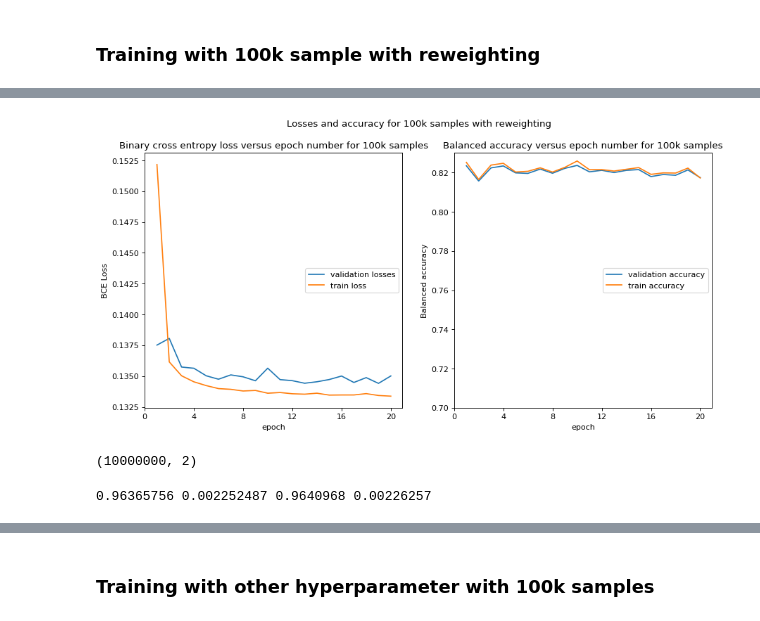
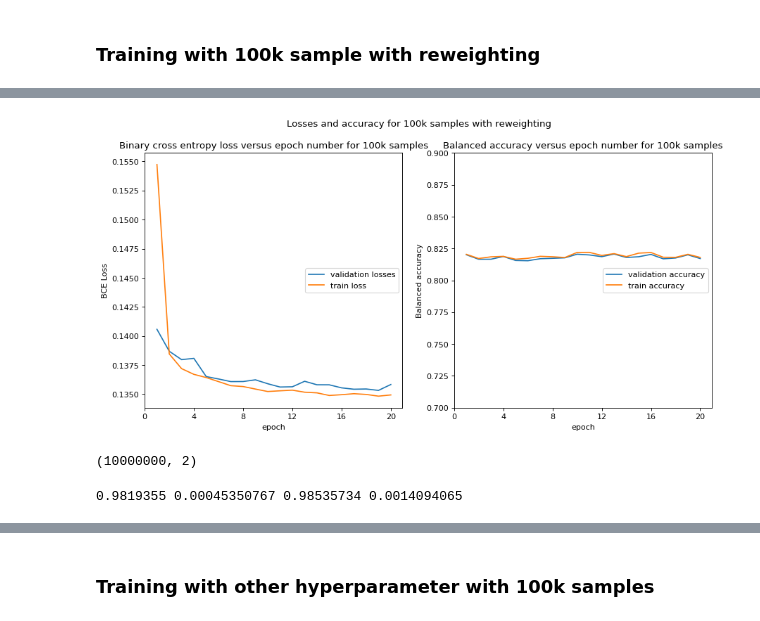
Before and after one commit to hairlessdevil/custom, a Jupyter notebook: custom_proto.ipynb, the cells around one changed output, grey strips where cells are left out. Saved outputs shown, nothing was run; the diff lists cells and outputs as text; code cells hidden in the pictures.

```diff
--- a/custom_proto.ipynb
+++ b/custom_proto.ipynb
@@ -34,6 +34,7 @@ class custom1(nn.Module):
         x = nn.ReLU()(self.input(x))
         x = nn.Tanh()(self.layer0(x))
         x = nn.ReLU()(self.layer1(x))
+        x = nn.Dropout(p=0.4)(x)
         x = nn.ReLU()(self.layer2(x))
         output = nn.Sigmoid()(self.output(x))
         return output
@@ -218,7 +219,7 @@ exponentially decaying learning rate with gamma = 0.9 <br>
 # %%
 #prepare training dataset
 torch.manual_seed(114514)
-X_train, y_train = X_train_full[110000:120000, :], y_train_full[110000:120000]
+X_train, y_train = X_train_full[:10000, :], y_train_full[:10000]
 
 dataset_train = torch.utils.data.TensorDataset(torch.from_numpy(X_train), torch.from_numpy(y_train))
 dataset_vali = torch.utils.data.TensorDataset(torch.from_numpy(X_vali), torch.from_numpy(y_vali))
@@ -815,7 +869,7 @@ b_rej_CUSTOM1_100k = 1/b_eff_CUSTOM1_100k
 # %%
 #prepare training dataset
 torch.manual_seed(114514)
-X_train, y_train = X_train_full[110000:210000, :], y_train_full[110000:210000]
+X_train, y_train = X_train_full[10000:110000, :], y_train_full[10000:110000]
 
 dataset_train = torch.utils.data.TensorDataset(torch.from_numpy(X_train), torch.from_numpy(y_train))
 dataset_vali = torch.utils.data.TensorDataset(torch.from_numpy(X_vali), torch.from_numpy(y_vali))
@@ -948,27 +1002,27 @@ vali accu: 0.8203629369339922, vali loss: 0.13471235878461477
 # %%
 #plot the loss and accuracy versus epoch
 epochs = range(1,21)
 fig, ax = plt.subplots(1, 2, figsize=(13,6), dpi=80)
 fig.suptitle("Losses and accuracy for 100k samples with reweighting")
 ax[0].plot(epochs, vali_loss_lst_100k_rw, label = "validation losses")
 ax[0].plot(epochs, train_loss_lst_100k_rw, label = "train loss")
 ax[0].set_ylabel("BCE Loss")
 ax[0].set_xlabel("epoch")
 ax[0].set_xticks(np.arange(0,21,4))
 ax[0].set_title("Binary cross entropy loss versus epoch number for 100k samples")
 ax[0].legend(loc=5)
 
 ax[1].plot(epochs, vali_accu_lst_100k_rw, label = "validation accuracy")
 ax[1].plot(epochs, train_accu_lst_100k_rw, label = "train accuracy")
-ax[1].set_ylim(0.7, 0.83)
+ax[1].set_ylim(0.7, 0.9)
 ax[1].set_ylabel("Balanced accuracy")
 ax[1].set_xlabel("epoch")
 ax[1].set_xticks(np.arange(0,21,4))
 ax[1].set_title("Balanced accuracy versus epoch number for 100k samples")
 ax[1].legend(loc=5)
 plt.show()
 # %% [output]
-[figure, old version]
+[figure, new version]
 # %%
 #Make prediction on test set with model_100k:
 _, X_test, _, y_test = train_test_split(data_X, data_y, test_size=10000000, random_state=114514)
@@ -996,9 +1050,9 @@ c_CUSTOM1_100k_rw = pred_label_100k_rw[pred_label_100k_rw[:, 1] == 1]
 b_len, c_len = b_CUSTOM1_100k_rw.shape[0], c_CUSTOM1_100k_rw.shape[0]
 print(np.max(b_CUSTOM1_100k_rw[:,0]), np.min(b_CUSTOM1_100k_rw[:,0]), np.max(c_CUSTOM1_100k_rw[:,0]), np.min(c_CUSTOM1_100k_rw[:,0]))
 
-thresh_CUSTOM1_100k_rw = np.linspace(0.01, 0.94, 100)
+thresh_CUSTOM1_100k_rw = np.linspace(0.01, 0.98, 100)
 b_eff_CUSTOM1_100k_rw = np.array([np.count_nonzero((b_CUSTOM1_100k_rw[:, 0] > thresh)) for thresh in thresh_CUSTOM1_100k_rw])/b_len
 c_eff_CUSTOM1_100k_rw = np.array([np.count_nonzero((c_CUSTOM1_100k_rw[:, 0] > thresh)) for thresh in thresh_CUSTOM1_100k_rw])/c_len
 b_rej_CUSTOM1_100k_rw = 1/b_eff_CUSTOM1_100k_rw
 # %% [output]
-0.96365756 0.002252487 0.9640968 0.00226257
+0.9819355 0.00045350767 0.98535734 0.0014094065
```
Also changed, not shown: parts of 22 cells of this notebook.
